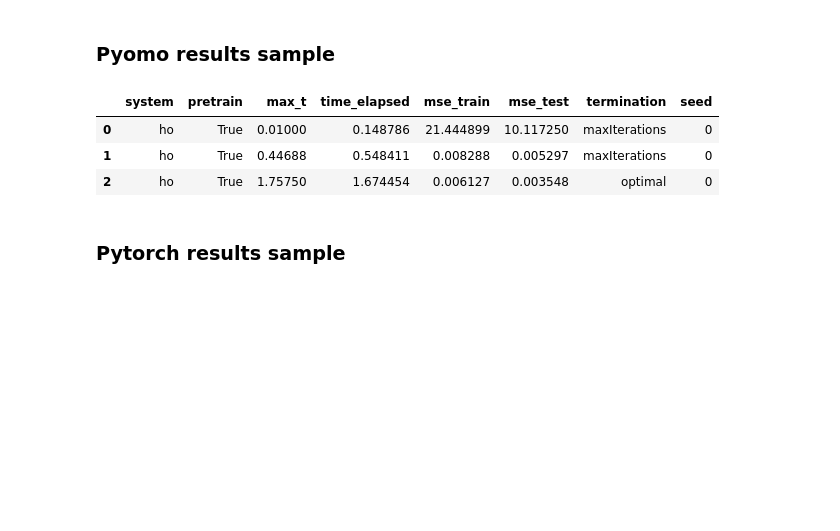
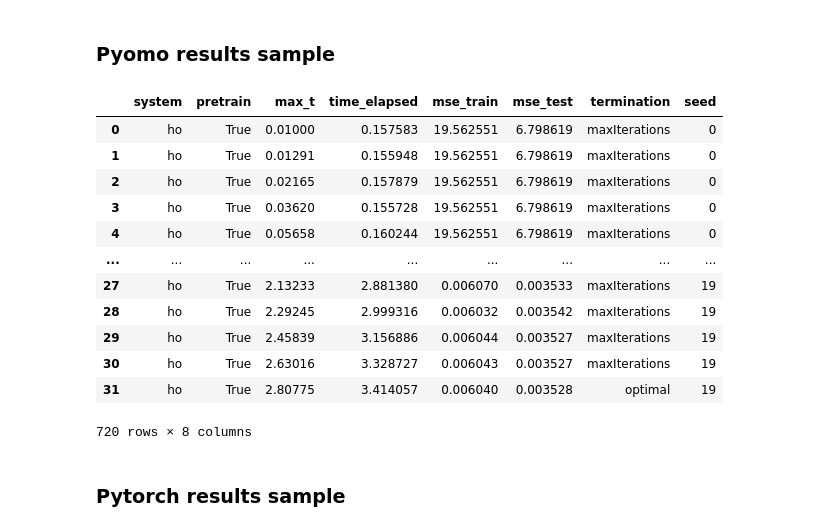
Before and after one commit to mariashapo/NODE, a Jupyter notebook: src/analysis/synthetic/training_conv_ci.ipynb, the cells around one changed output. Cells and saved outputs as stored; diff of their text form; code cells hidden in the pictures; blank space fills up the shorter version.

```diff
--- a/src/analysis/synthetic/training_conv_ci.ipynb
+++ b/src/analysis/synthetic/training_conv_ci.ipynb
@@ -13,14 +13,24 @@ train_info = GraphsTraining()
 ### Pyomo results sample
 # %%
 fp = "results/pyomo/2025-10-26_14-49_ho_conv_time_1_seeds.pkl"
+fp = "results/pyomo/2025-10-28_01-04_ho_conv_time_20_seeds.pkl"
 results_li = Results.load_results(fp)
 results_df = Results.flatten_convergence_data(results_li, key_list=["system", "pretrain", "max_t"], model_type="pyomo")
 results_df
 # %% [output]
 |  | system | pretrain | max_t | time_elapsed | mse_train | mse_test | termination | seed |
-| 0 | ho | True | 0.01000 | 0.148786 | 21.444899 | 10.117250 | maxIterations | 0 |
-| 1 | ho | True | 0.44688 | 0.548411 | 0.008288 | 0.005297 | maxIterations | 0 |
-| 2 | ho | True | 1.75750 | 1.674454 | 0.006127 | 0.003548 | optimal | 0 |
+| 0 | ho | True | 0.01000 | 0.157583 | 19.562551 | 6.798619 | maxIterations | 0 |
+| 1 | ho | True | 0.01291 | 0.155948 | 19.562551 | 6.798619 | maxIterations | 0 |
+| 2 | ho | True | 0.02165 | 0.157879 | 19.562551 | 6.798619 | maxIterations | 0 |
+| 3 | ho | True | 0.03620 | 0.155728 | 19.562551 | 6.798619 | maxIterations | 0 |
+| 4 | ho | True | 0.05658 | 0.160244 | 19.562551 | 6.798619 | maxIterations | 0 |
+| ... | ... | ... | ... | ... | ... | ... | ... | ... |
+| 27 | ho | True | 2.13233 | 2.881380 | 0.006070 | 0.003533 | maxIterations | 19 |
+| 28 | ho | True | 2.29245 | 2.999316 | 0.006032 | 0.003542 | maxIterations | 19 |
+| 29 | ho | True | 2.45839 | 3.156886 | 0.006044 | 0.003527 | maxIterations | 19 |
+| 30 | ho | True | 2.63016 | 3.328727 | 0.006043 | 0.003527 | maxIterations | 19 |
+| 31 | ho | True | 2.80775 | 3.414057 | 0.006040 | 0.003528 | optimal | 19 |
+720 rows × 8 columns
 # %% [markdown]
 ### Pytorch results sample
 # %%
```
Also changed, not shown: parts of 3 cells of this notebook, 4 other files.
